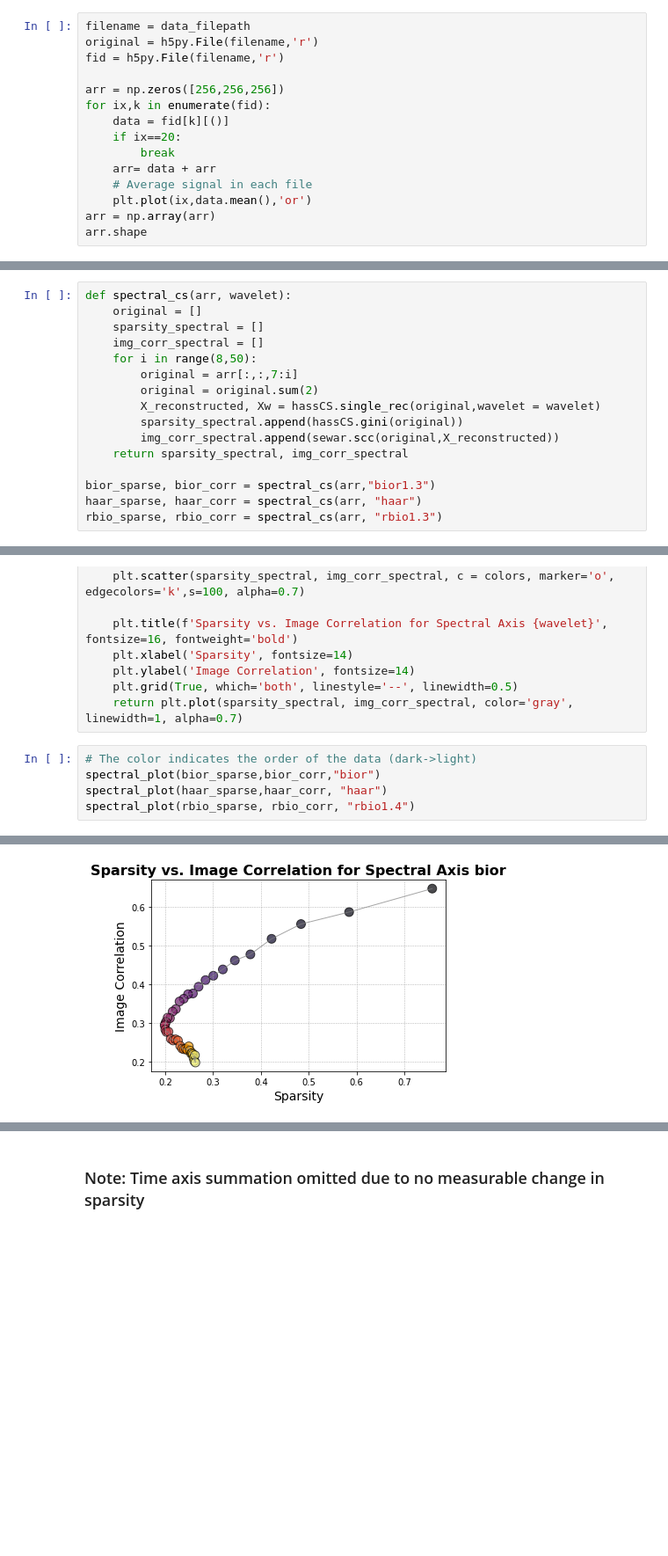
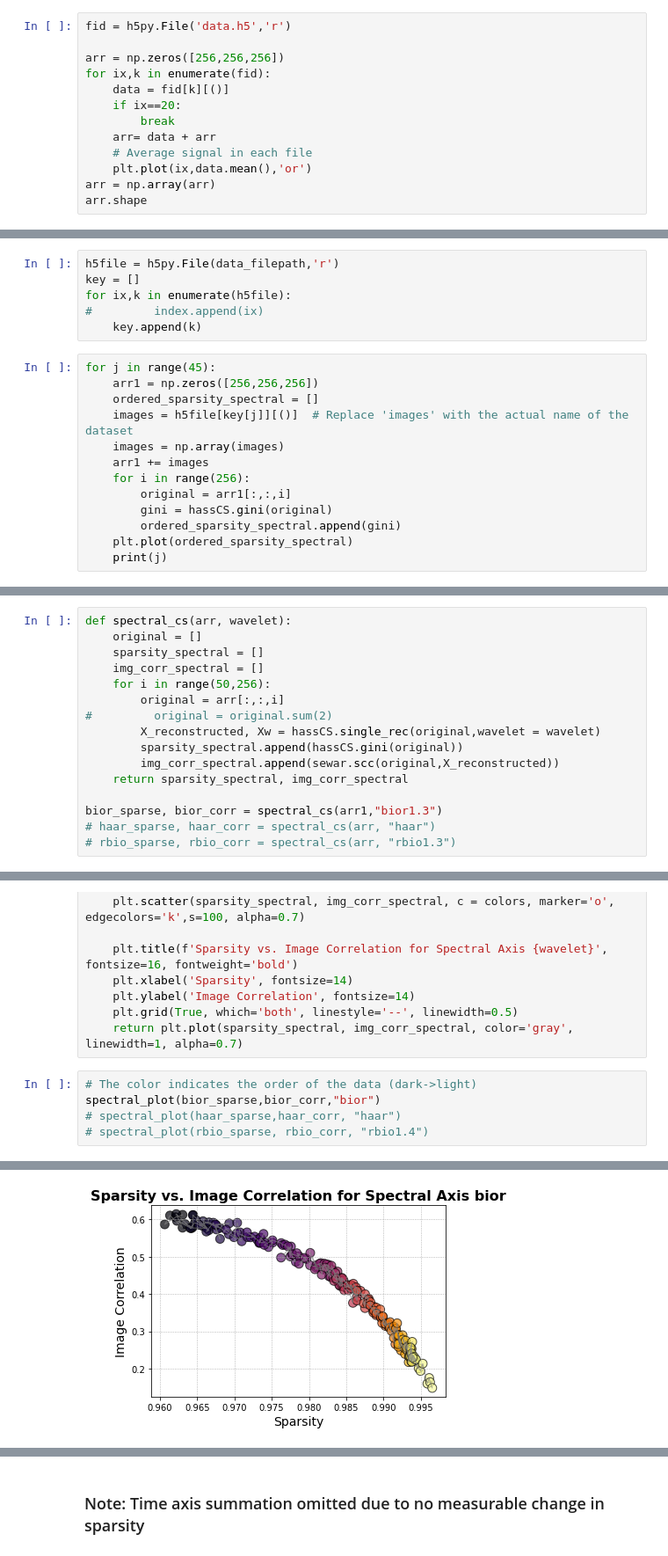
Before and after one commit to JenuC/HASS, a Jupyter notebook: Sparsity_Graphs.ipynb, the cells around one changed output, grey strips where cells are left out. Shown: that part at 88% size. Saved outputs shown, nothing was run; the diff lists cells and outputs as text; blank space fills up the shorter version.

```diff
--- a/Sparsity_Graphs.ipynb
+++ b/Sparsity_Graphs.ipynb
@@ -28,7 +32,5 @@ data_filepath
 # %%
-filename = data_filepath
-original = h5py.File(filename,'r')
-fid = h5py.File(filename,'r')
+fid = h5py.File('data.h5','r')
 
 arr = np.zeros([256,256,256])
 for ix,k in enumerate(fid):
@@ -43,3 +45,22 @@ arr.shape
 # %% [output]
 (256, 256, 256)
 [figure]
+# %%
+h5file = h5py.File(data_filepath,'r')
+key = []
+for ix,k in enumerate(h5file):
+#         index.append(ix)
+    key.append(k)
+# %%
+for j in range(45):
+    arr1 = np.zeros([256,256,256])
+    ordered_sparsity_spectral = []
+    images = h5file[key[j]][()]  # Replace 'images' with the actual name of the dataset
+    images = np.array(images)
+    arr1 += images
+    for i in range(256):
+        original = arr1[:,:,i]
+        gini = hassCS.gini(original)
+        ordered_sparsity_spectral.append(gini)
+    plt.plot(ordered_sparsity_spectral)
+    print(j)
@@ -71,17 +116,17 @@ def spectral_cs(arr, wavelet):
     original = []
     sparsity_spectral = []
     img_corr_spectral = []
-    for i in range(8,50):
-        original = arr[:,:,7:i]
-        original = original.sum(2)
+    for i in range(50,256):
+        original = arr[:,:,i]
+#         original = original.sum(2)
         X_reconstructed, Xw = hassCS.single_rec(original,wavelet = wavelet)
         sparsity_spectral.append(hassCS.gini(original))
         img_corr_spectral.append(sewar.scc(original,X_reconstructed))
     return sparsity_spectral, img_corr_spectral
 
-bior_sparse, bior_corr = spectral_cs(arr,"bior1.3")
-haar_sparse, haar_corr = spectral_cs(arr, "haar")
-rbio_sparse, rbio_corr = spectral_cs(arr, "rbio1.3")
+bior_sparse, bior_corr = spectral_cs(arr1,"bior1.3")
+# haar_sparse, haar_corr = spectral_cs(arr, "haar")
+# rbio_sparse, rbio_corr = spectral_cs(arr, "rbio1.3")
 # %% [markdown]
 ### After running compressed sensing we plot the performance of the algorithm against the decreasing levels of sparsity in the data to find the breaking point
 # %%
@@ -101,8 +146,8 @@ def spectral_plot(sparsity_spectral,img_corr_spectral,wavelet):
 # %%
 # The color indicates the order of the data (dark->light)
 spectral_plot(bior_sparse,bior_corr,"bior")
-spectral_plot(haar_sparse,haar_corr, "haar")
-spectral_plot(rbio_sparse, rbio_corr, "rbio1.4")
+# spectral_plot(haar_sparse,haar_corr, "haar")
+# spectral_plot(rbio_sparse, rbio_corr, "rbio1.4")
 # %% [output]
 [<matplotlib.lines.Line2D at 0x...>]
-[figure, old version]
+[figure, new version]
```
Also changed, not shown: parts of 11 cells of this notebook.
